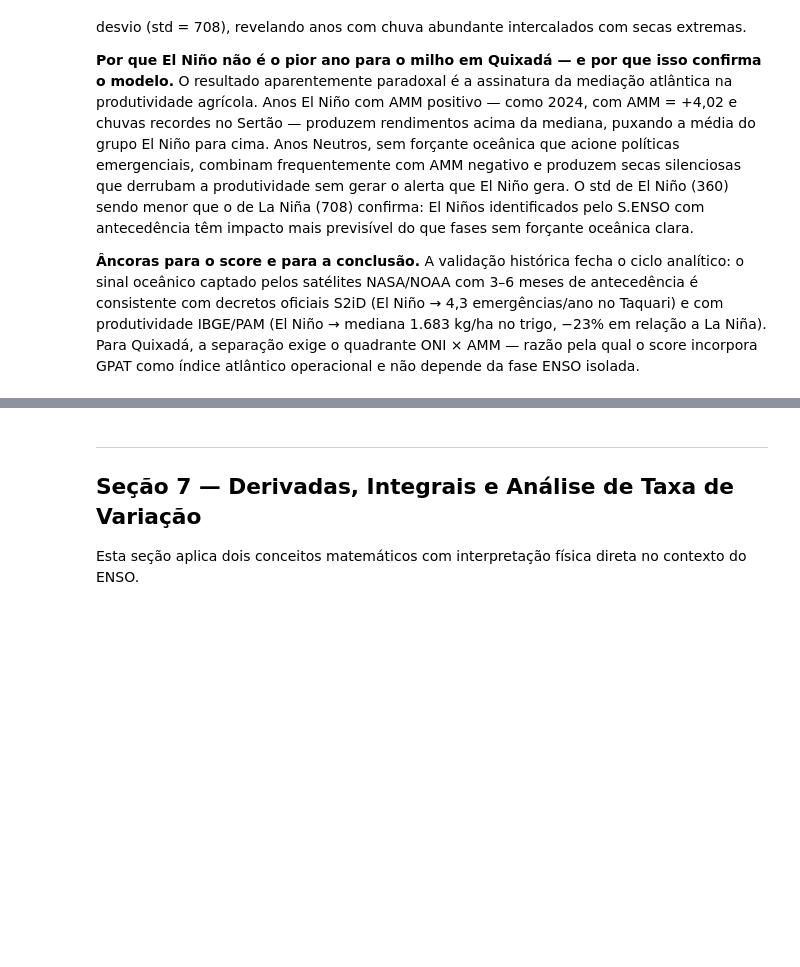
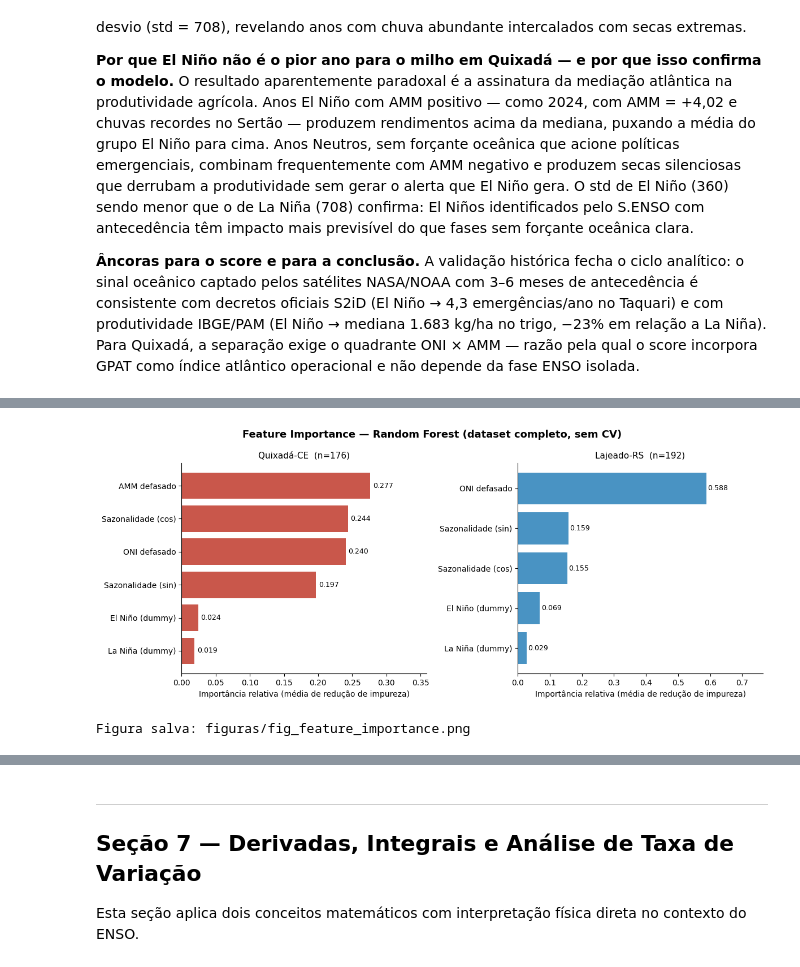
Before and after one commit to DiegoDegan/FIAP-GS2-SENSO-ElNino, a Jupyter notebook: SENSO_notebook_rascunho.ipynb, the cells around one changed output, grey strips where cells are left out. Saved outputs shown, nothing was run; the diff lists cells and outputs as text; code cells hidden in the pictures; blank space fills up the shorter version.

```diff
--- a/SENSO_notebook_rascunho.ipynb
+++ b/SENSO_notebook_rascunho.ipynb
@@ -1854,0 +2068,59 @@ atlântico operacional e não depende da fase ENSO isolada.
+# %%
+# ── 6.7.3 Feature Importance — Random Forest (dataset completo) ─────────────
+
+# Rótulos legíveis para as features
+FEATURE_LABELS = {
+    'ONI_lag':  'ONI defasado',
+    'AMM_lag':  'AMM defasado',
+    'Mes_sin':  'Sazonalidade (sin)',
+    'Mes_cos':  'Sazonalidade (cos)',
+    'ElNino':   'El Niño (dummy)',
+    'LaNina':   'La Niña (dummy)',
+}
+
+fig, axes = plt.subplots(1, 2, figsize=(12, 5))
+fig.suptitle(
+    'Feature Importance — Random Forest (dataset completo, sem CV)',
+    fontsize=13, fontweight='bold'
+)
+
+for ax, municipio in zip(axes, list(CONFIGS_67.keys())):
+    dados    = dados_67[municipio]['dados']
+    features = dados_67[municipio]['features']
+    X = dados[features].values
+    y = dados['Prec_Trim'].values
+
+    rf = RandomForestRegressor(
+        n_estimators=200, max_features='sqrt', random_state=42, n_jobs=-1
+    )
+    rf.fit(X, y)
+    imps = rf.feature_importances_
+
+    # Ordem crescente — barh exibe o último no topo, logo maior importância fica no topo
+    sorted_idx    = np.argsort(imps)
+    labels_sorted = [FEATURE_LABELS.get(features[i], features[i]) for i in sorted_idx]
+    imps_sorted   = imps[sorted_idx]
+
+    cor  = cores_municipio[municipio]
+    bars = ax.barh(labels_sorted, imps_sorted, color=cor, alpha=0.85)
+
+    # Valor ao final de cada barra
+    for bar, val in zip(bars, imps_sorted):
+        ax.text(
+            bar.get_width() + 0.004,
+            bar.get_y() + bar.get_height() / 2,
+            f'{val:.3f}', va='center', ha='left', fontsize=9
+        )
+
+    ax.set_title(f'{municipio}  (n={len(dados)})', fontsize=11)
+    ax.set_xlabel('Importância relativa (média de redução de impureza)')
+    ax.set_xlim(0, max(imps) * 1.30)
+    ax.spines[['top', 'right']].set_visible(False)
+
+plt.tight_layout()
+plt.savefig('figuras/fig_feature_importance.png', dpi=150, bbox_inches='tight')
+plt.show()
+print('Figura salva: figuras/fig_feature_importance.png')
+# %% [output]
+[figure, added]
+Figura salva: figuras/fig_feature_importance.png
```
Also changed, not shown: parts of 8 cells of this notebook, 5 other files.
